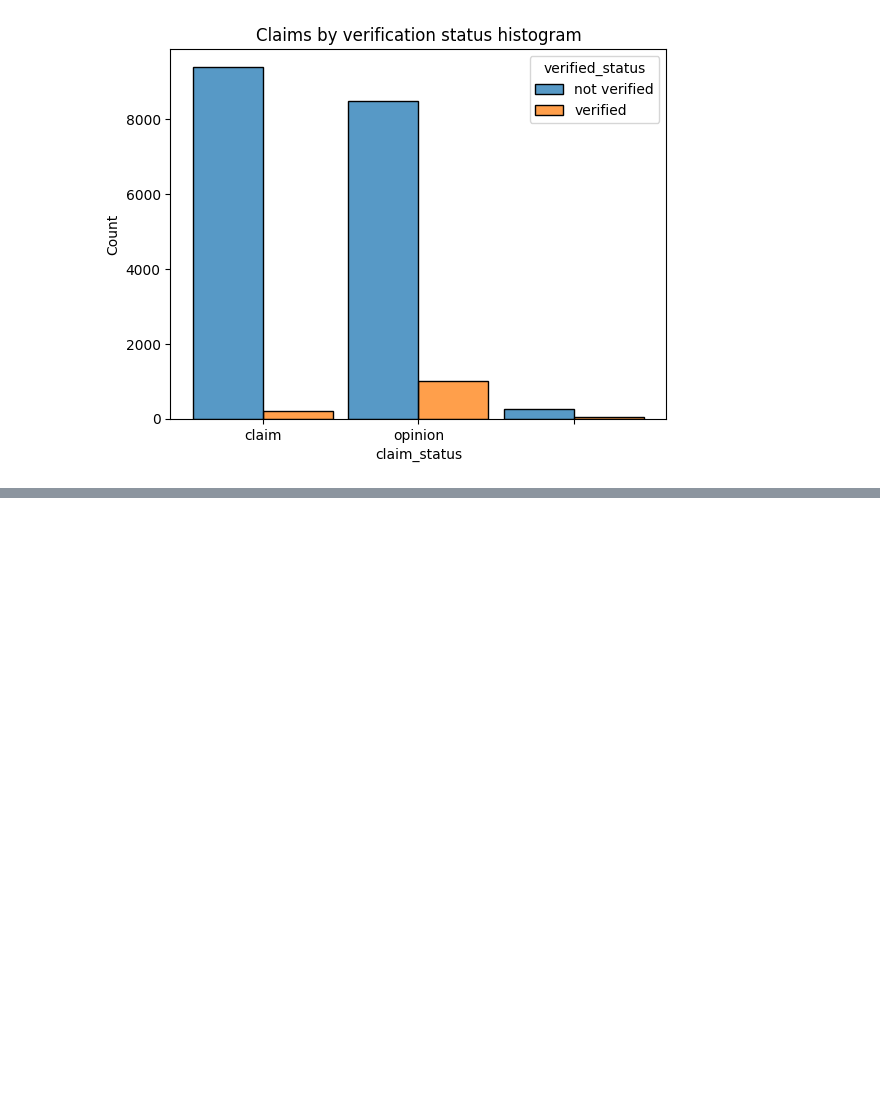
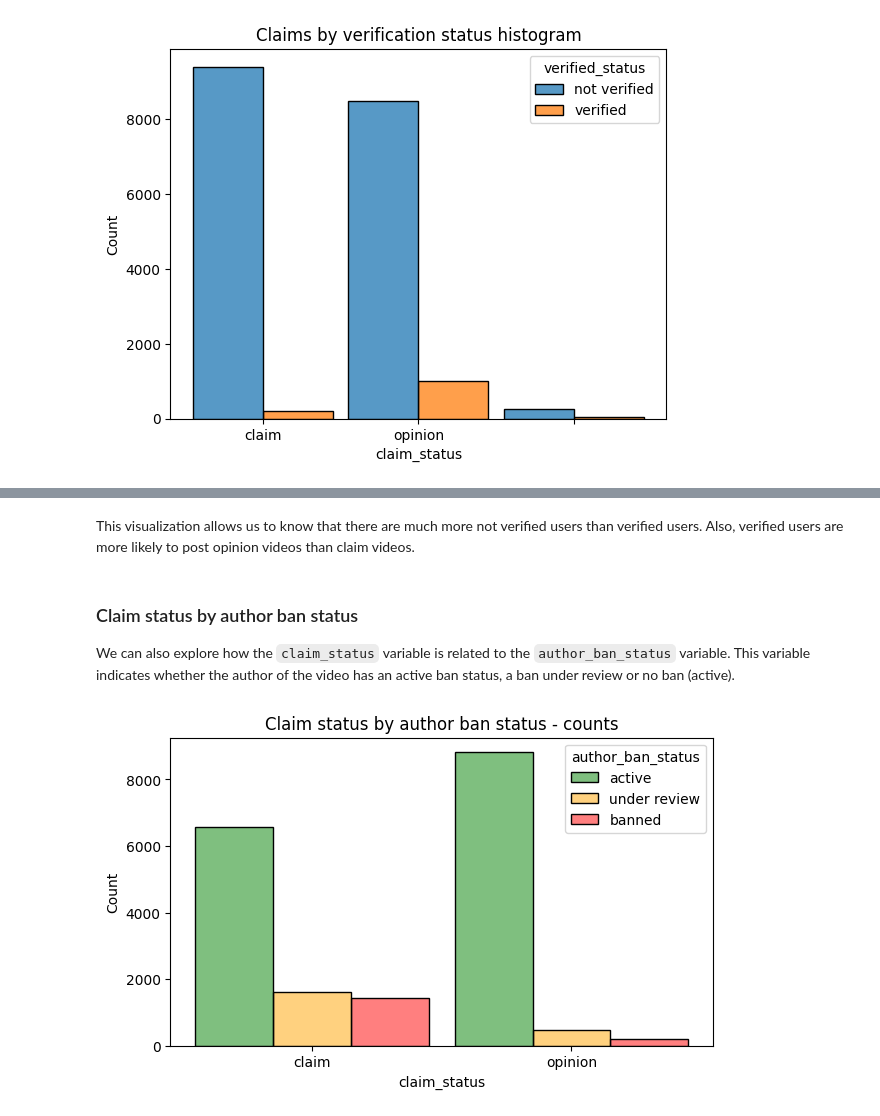
Before and after one commit to afbeltranr/TikTok-EDA-Visualization, a Jupyter notebook: notebooks/notebook.ipynb, the cells around one changed output, grey strips where cells are left out. Saved outputs shown, nothing was run; the diff lists cells and outputs as text; code cells hidden in the pictures; blank space fills up the shorter version.

```diff
--- a/notebooks/notebook.ipynb
+++ b/notebooks/notebook.ipynb
@@ -189,0 +287,17 @@ this plot is giving us important information for this stage of the data explorat
+# %% [markdown]
+This visualization allows us to know that there are much more not verified users than verified users. Also, verified users are more likely to post opinion videos than claim videos.
+# %% [markdown]
+### Claim status by author ban status
+
+We can also explore how the `claim_status` variable is related to the `author_ban_status` variable. This variable indicates whether the author of the video has an active ban status, a ban under review or no ban (active).
+# %%
+fig = plt.figure(figsize=(7,4))
+sns.histplot(df_cleaned, x='claim_status', hue='author_ban_status',
+             multiple='dodge',
+             hue_order=['active', 'under review', 'banned'],
+             shrink=0.9,
+             palette={'active':'green', 'under review':'orange', 'banned':'red'},
+             alpha=0.5)
+plt.title('Claim status by author ban status - counts');
+# %% [output]
+[figure, added]
```
Also changed, not shown: parts of 25 cells of this notebook.
